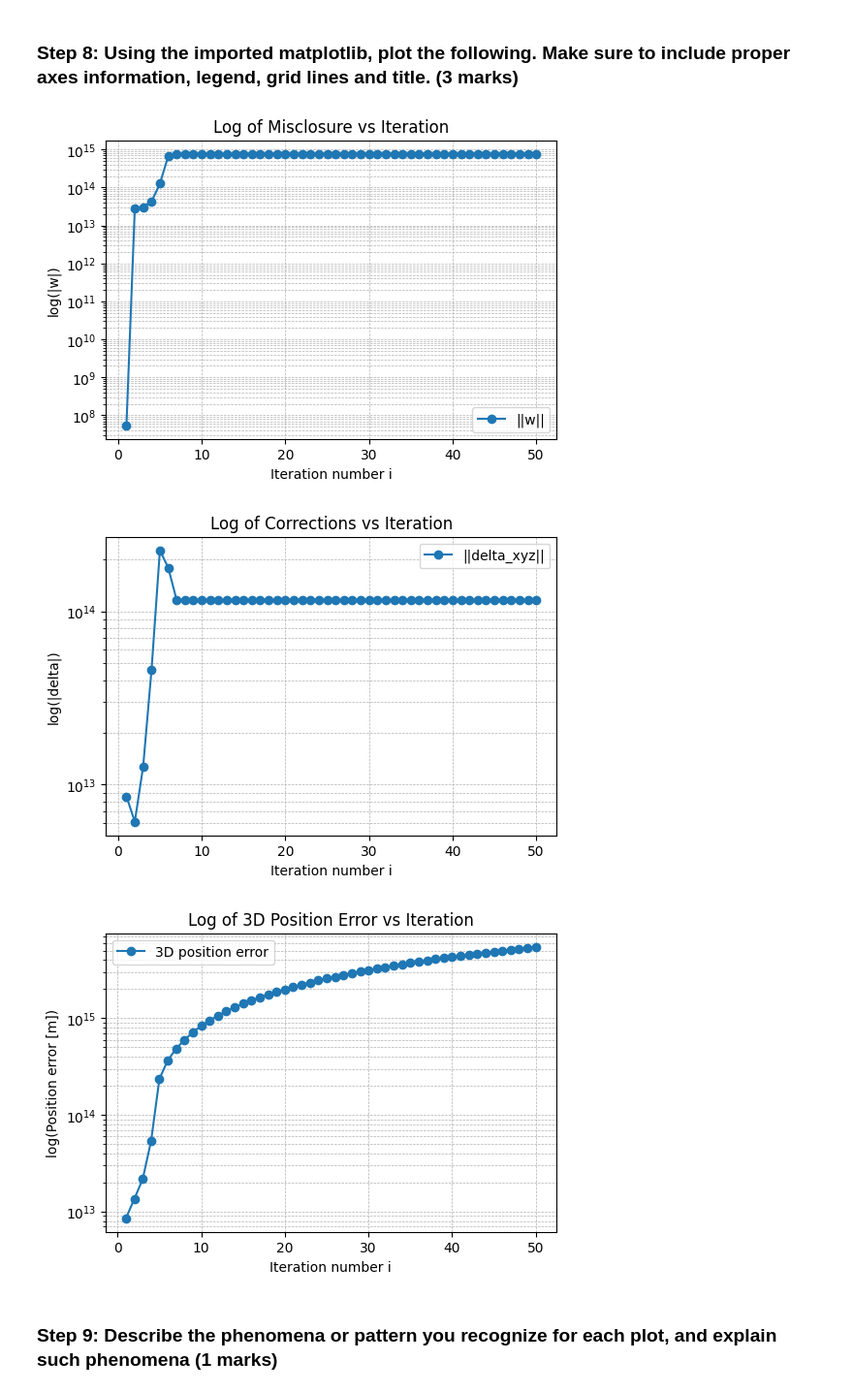
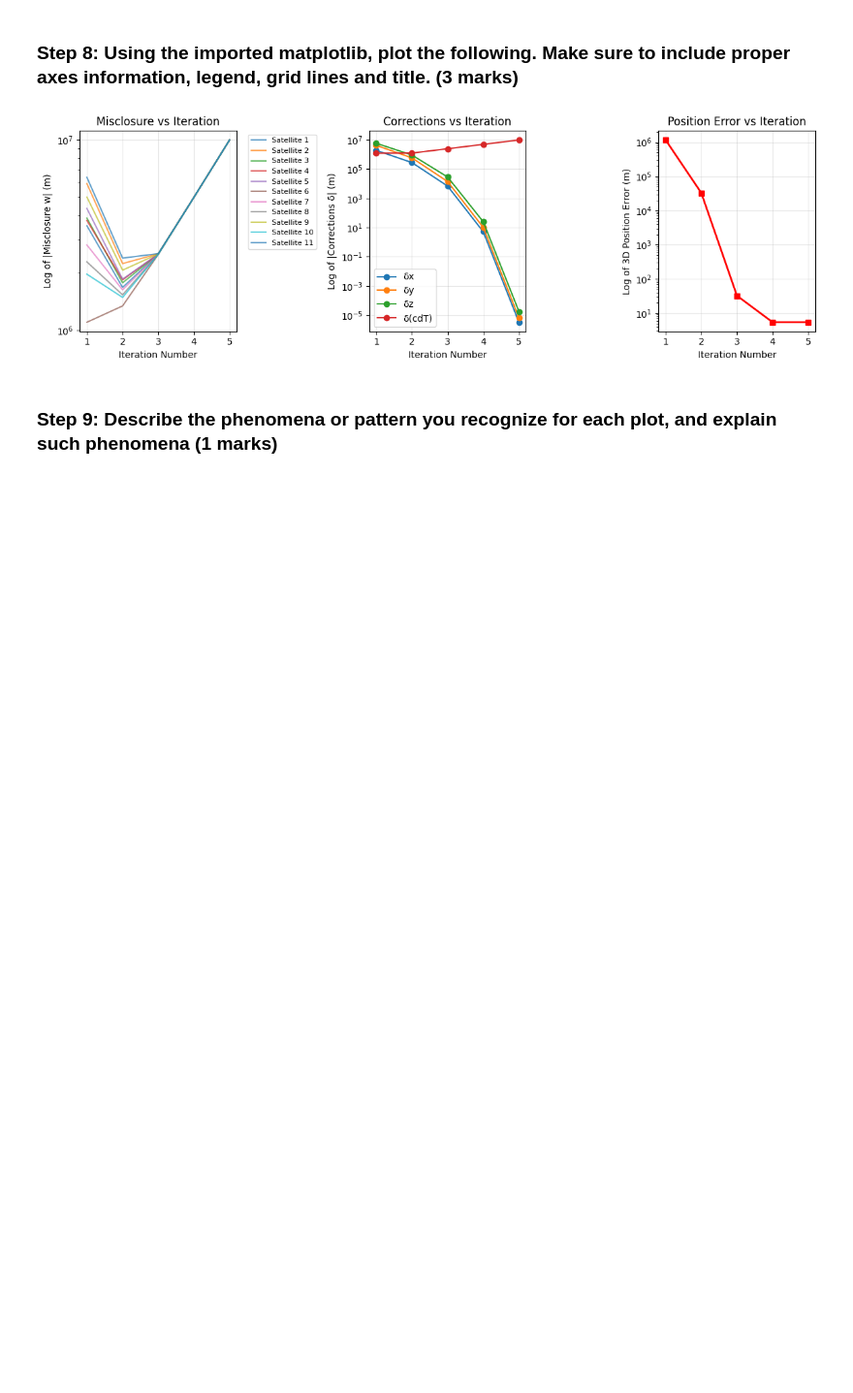
Before and after one commit to elliott-debenetti/ENGG680_2025_Fall, a Jupyter notebook: Lab_Assignment2/Assignment2.ipynb, the cells around one changed output. Shown: that part at 97% size. Saved outputs shown, nothing was run; the diff lists cells and outputs as text; code cells hidden in the pictures; blank space fills up the shorter version.

```diff
--- a/Lab_Assignment2/Assignment2.ipynb
+++ b/Lab_Assignment2/Assignment2.ipynb
@@ -80,7 +74,7 @@ Satellite positions shape: (11, 4)
 # %%
 # define the number of measurements n and the number of unknown states m
 # (2 mark)
-n = pseudorange.shape[0]
+n = len(pseudorange)  # or n = pseudorange.shape[0] or n = 11
 m = 4
 # %%
 # GroundTruth coordiantes of the receiver
@@ -92,12 +86,12 @@ GroundTruth=np.array([-1633489.37967725,	-3651627.18250363,	4952481.61954918])
 # you can either use the numpy function or code the math manually
 # (2 marks)
 def euclidean_norm(receiver_pos, satellite_pos):
-    receiver_pos = np.asarray(receiver_pos)
-    satellite_pos = np.asarray(satellite_pos)
+    # Calculate the difference between satellite and receiver positions
+    # satellite_pos shape: (n, 3) - multiple satellites
+    # receiver_pos shape: (3,) - single receiver position
 
-# Compute geometric distance
-    diff = satellite_pos[:, :3] - receiver_pos[:3]
-    distance = np.linalg.norm(diff, axis=1)
+    # Compute Euclidean distance: sqrt((xs-xr)^2 + (ys-yr)^2 + (zs-zr)^2)
+    distance = np.sqrt(np.sum((satellite_pos - receiver_pos)**2, axis=1))
 
     return distance
 # %% [markdown]
@@ -105,5 +99,4 @@ def euclidean_norm(receiver_pos, satellite_pos):
 # %% [markdown]
 ### Step 1: Given that the variance of observation is 1.2 (m^2), define the weight matrix P (0.5 marks)
 # %%
-P = (1/1.2) * np.eye(n)
-P
+P = np.eye(n) / 1.2
@@ -135,15 +107,14 @@ array([ 100.,  -50.,   25., 1000.])
 # %% [markdown]
 ### Step 3: initialize the corrections array as 10s, iteration loop counter i as zero and related arrays (1 mark)
 # %%
-delta = np.ones(4) * 10.0
+delta = np.array([10, 10, 10, 10])
 i = 0
 
 # given empty arrays to store results (no need to fill anything here)
 arr_w = []
-arr_delta=[]
+arr_delta = []
 arr_err_pos = []
 arr_i = []
-
 x_hat = x_0.copy()
 # %% [markdown]
 ### Step 4: define a function named design_matrix which computes the design matrix A of this LSE problem (3 mark)
@@ -383,37 +378,45 @@ Measurement Residuals (v):
 ### Step 8: Using the imported matplotlib, plot the following. Make sure to include proper axes information, legend, grid lines and title. (3 marks)
 # %%
 # 1. Plot log of the misclosure w against the LSQ iteration number i
-plt.figure(figsize=(6,4))
-plt.semilogy(arr_i, arr_w, marker='o', label='||w||')
-plt.xlabel('Iteration number i')
-plt.ylabel('log(|w|)')
-plt.title('Log of Misclosure vs Iteration')
-plt.grid(True, which='both', linestyle='--', linewidth=0.5)
-plt.legend()
-plt.show()
+# (1 marks)
+plt.figure(figsize=(12, 4))
+
+plt.subplot(1, 3, 1)
+# Convert list of arrays to 2D array for plotting
+w_array = np.array(arr_w)
+for j in range(n):
+    plt.semilogy(arr_i, np.abs(w_array[:, j]), label=f'Satellite {j+1}', alpha=0.7)
+plt.xlabel('Iteration Number')
+plt.ylabel('Log of |Misclosure w| (m)')
+plt.title('Misclosure vs Iteration')
+plt.grid(True, alpha=0.3)
+plt.legend(bbox_to_anchor=(1.05, 1), loc='upper left', fontsize=8)
 
 # 2. Plot log of the corrections delta against the LSQ iteration number i
-plt.figure(figsize=(6,4))
-plt.semilogy(arr_i, arr_delta, marker='o', label='||delta_xyz||')
-plt.xlabel('Iteration number i')
-plt.ylabel('log(|delta|)')
-plt.title('Log of Corrections vs Iteration')
-plt.grid(True, which='both', linestyle='--', linewidth=0.5)
+# (1 marks)
+plt.subplot(1, 3, 2)
+delta_array = np.array(arr_delta)
+labels = ['δx', 'δy', 'δz', 'δ(cdT)']
+for j in range(m):
+    plt.semilogy(arr_i, np.abs(delta_array[:, j]), label=labels[j], marker='o')
+plt.xlabel('Iteration Number')
+plt.ylabel('Log of |Corrections δ| (m)')
+plt.title('Corrections vs Iteration')
+plt.grid(True, alpha=0.3)
 plt.legend()
-plt.show()
 
 # 3. Plot log of the 3D position errors against the LSQ iteration number i
-plt.figure(figsize=(6,4))
-plt.semilogy(arr_i, arr_err_pos, marker='o', label='3D position error')
-plt.xlabel('Iteration number i')
-plt.ylabel('log(Position error [m])')
-plt.title('Log of 3D Position Error vs Iteration')
-plt.grid(True, which='both', linestyle='--', linewidth=0.5)
-plt.legend()
+# (1 marks)
+plt.subplot(1, 3, 3)
+plt.semilogy(arr_i, arr_err_pos, marker='s', color='red', linewidth=2)
+plt.xlabel('Iteration Number')
+plt.ylabel('Log of 3D Position Error (m)')
+plt.title('Position Error vs Iteration')
+plt.grid(True, alpha=0.3)
+
+plt.tight_layout()
 plt.show()
 # %% [output]
-[figure, old version]
+[figure, new version]
-[figure, removed]
-[figure, removed]
 # %% [markdown]
 ### Step 9: Describe the phenomena or pattern you recognize for each plot, and explain such phenomena (1 marks)
```
Also changed, not shown: parts of 49 cells of this notebook.
